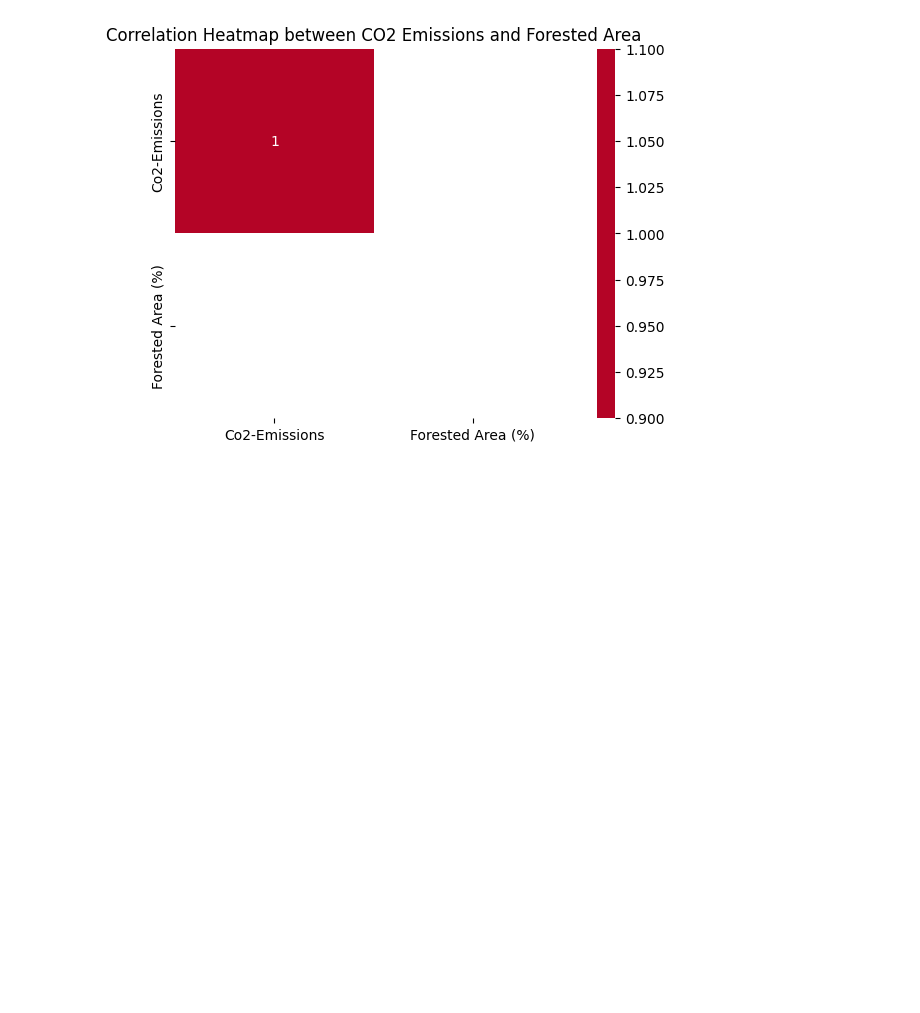
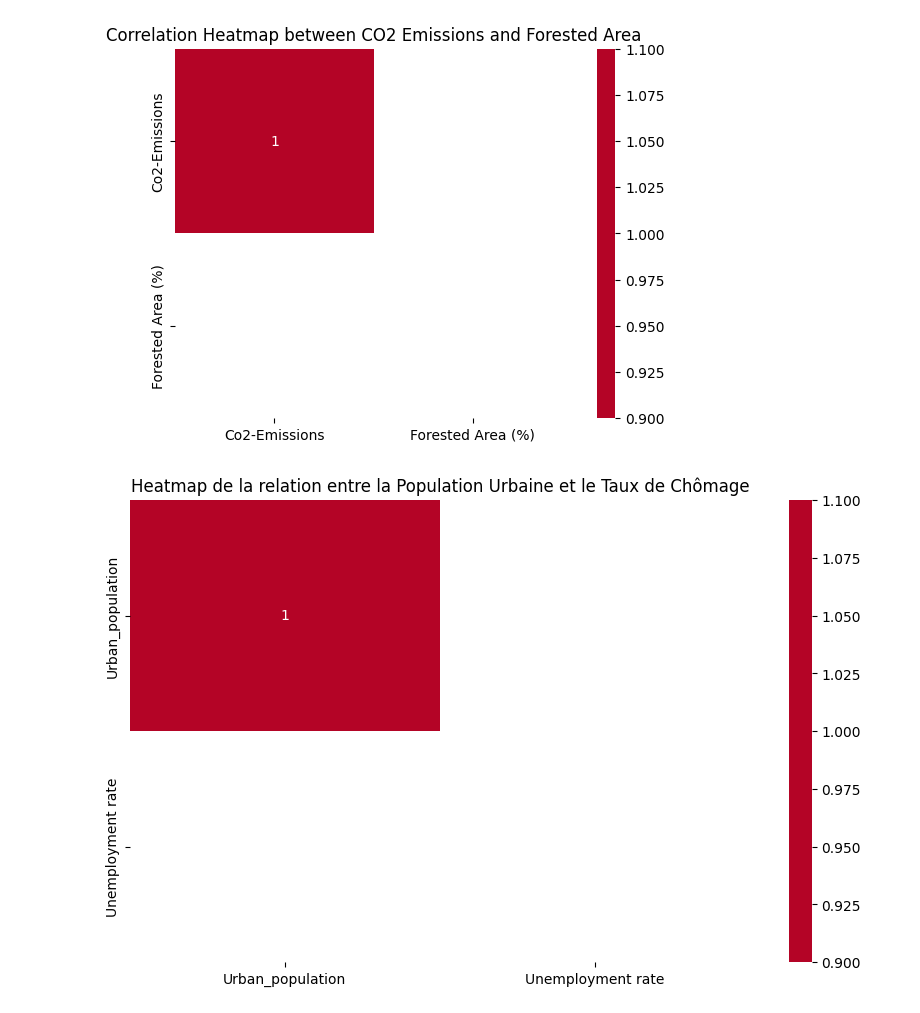
Before and after one commit to DONNEES2-PROJET/world-information, a Jupyter notebook: data_analyse.ipynb, the cells around one changed output. Drawn from its saved outputs; the diff is of its cells as text; code cells hidden in the pictures; blank space fills up the shorter version.

Commit message:
feat: Heatmap de la relation entre la Population Urbaine et le Taux de Chômage

```diff
--- a/data_analyse.ipynb
+++ b/data_analyse.ipynb
@@ -108,3 +108,18 @@ plt.title('Correlation Heatmap between CO2 Emissions and Forested Area')
 plt.show()
 # %% [output]
 [figure]
+# %%
+# Charger les données depuis le fichier CSV
+data = pd.read_csv('population-data.csv')
+# %%
+data['Urban_population'] = pd.to_numeric(data['Urban_population'], errors='coerce')
+data['Unemployment rate'] = pd.to_numeric(data['Unemployment rate'], errors='coerce')
+# %%
+# Créer un heatmap avec Seaborn
+plt.figure(figsize=(10, 6))
+correlation_matrix = data[['Urban_population', 'Unemployment rate']].corr()
+sns.heatmap(correlation_matrix, annot=True, cmap='coolwarm', center=0)
+plt.title('Heatmap de la relation entre la Population Urbaine et le Taux de Chômage')
+plt.show()
+# %% [output]
+[figure, added]
```
